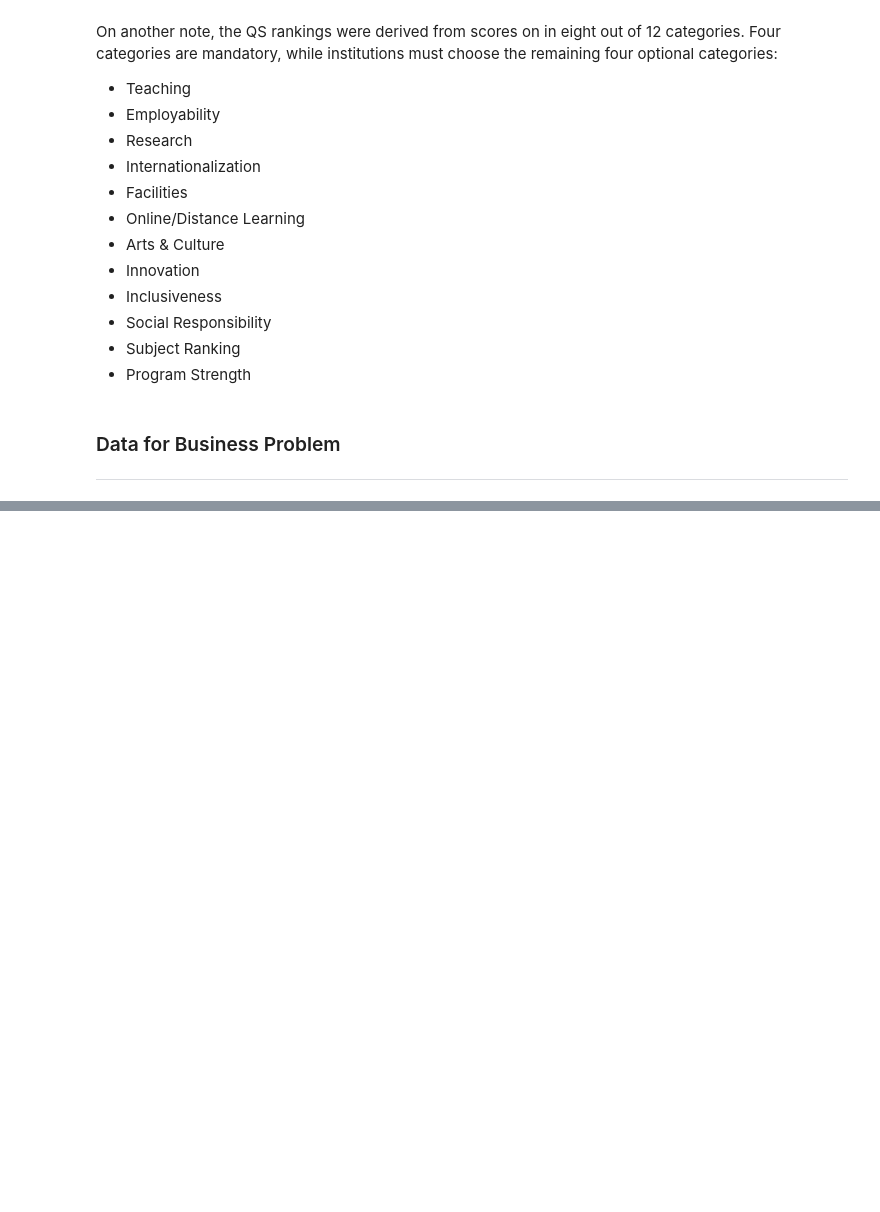
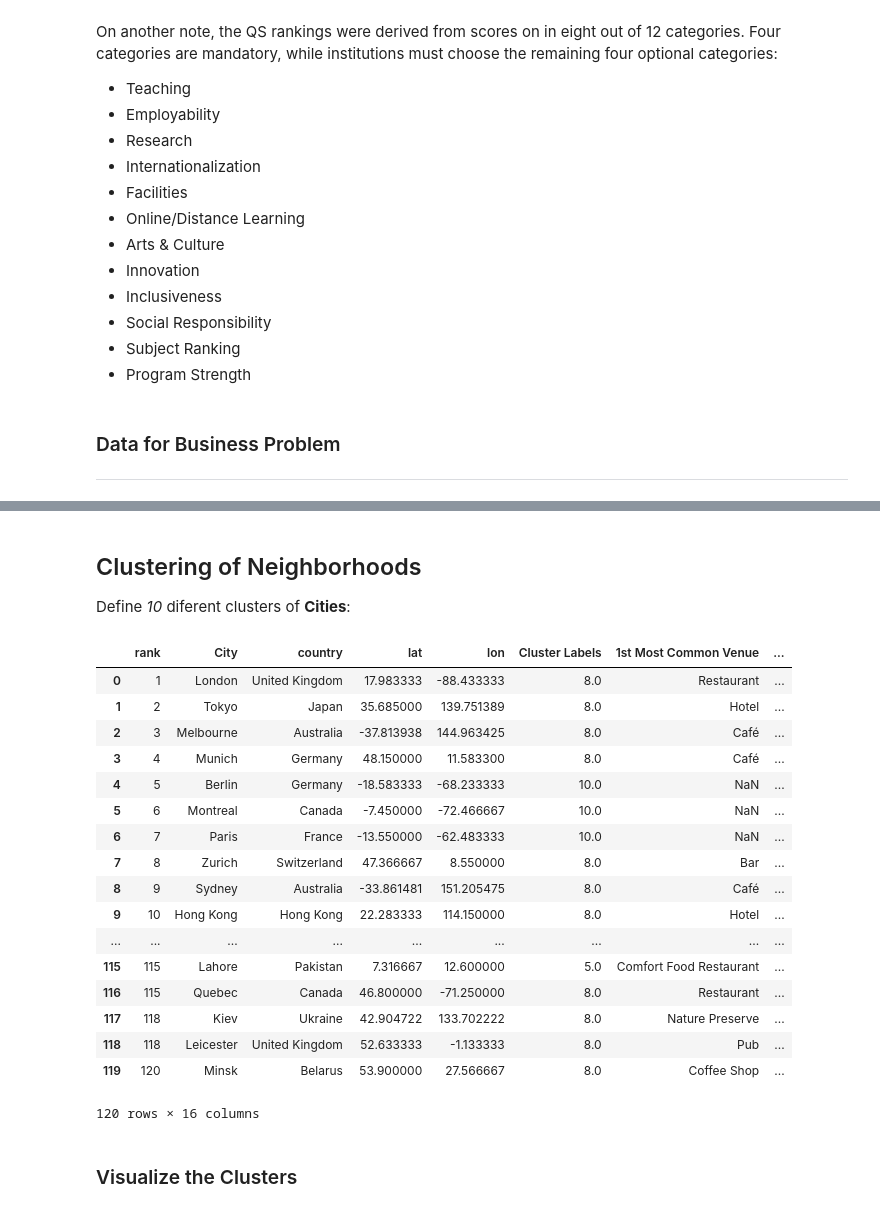
Before and after one commit to BusIAnalyst/Cities-for-University-Students, a Jupyter notebook: Cities for University Students.ipynb, the cells around one changed output, grey strips where cells are left out. Cells and saved outputs as stored; diff of their text form; code cells hidden in the pictures; blank space fills up the shorter version.

```diff
--- a/Cities for University Students.ipynb
+++ b/Cities for University Students.ipynb
@@ -74,0 +211,21 @@ https://en.wikipedia.org/wiki/QS_World_University_Rankings
+# %%
+num_top_venues = 10
+
+indicators = ['st', 'nd', 'rd']
+
+# create columns according to number of top venues
+columns = ['City']
+for ind in np.arange(num_top_venues):
+    try:
+        columns.append('{}{} Most Common Venue'.format(ind+1, indicators[ind]))
+    except:
+        columns.append('{}th Most Common Venue'.format(ind+1))
+
+# create a new dataframe
+cities_venues_sorted = pd.DataFrame(columns=columns)
+cities_venues_sorted['City'] = cities_grouped['City']
+
+for ind in np.arange(cities_grouped.shape[0]):
+    cities_venues_sorted.iloc[ind, 1:] = return_most_common_venues(cities_grouped.iloc[ind, :], num_top_venues)
+
+cities_venues_sorted.head()
@@ -74,0 +239,46 @@ https://en.wikipedia.org/wiki/QS_World_University_Rankings
+# %% [markdown]
+## Clustering of Neighborhoods
+
+Define _10_ diferent clusters of __Cities__:
+# %%
+# set number of clusters
+kclusters = 10
+
+cities_grouped_clustering = cities_grouped.drop('City', 1)
+
+# run k-means clustering
+kmeans = KMeans(n_clusters=kclusters, random_state=0).fit(cities_grouped_clustering)
+
+# add clustering labels
+cities_venues_sorted.insert(0, 'Cluster Labels', kmeans.labels_)
+
+cities_merged = qs_ranking
+cities_merged.rename(columns={'city':'City'}, inplace=True)
+
+# merge cities_grouped with qs_ranking to add latitude/longitude for each city
+cities_merged = cities_merged.join(cities_venues_sorted.set_index('City'), on='City')
+cities_merged['Cluster Labels'].fillna(10, inplace = True)
+cities_merged.round({"Cluster Labels":0})
+
+cities_merged.head(120) # check the last columns!
+# %% [output]
+|  | rank | City | country | lat | lon | Cluster Labels | 1st Most Common Venue | ... |
+| 0 | 1 | London | United Kingdom | 17.983333 | -88.433333 | 8.0 | Restaurant | ... |
+| 1 | 2 | Tokyo | Japan | 35.685000 | 139.751389 | 8.0 | Hotel | ... |
+| 2 | 3 | Melbourne | Australia | -37.813938 | 144.963425 | 8.0 | Café | ... |
+| 3 | 4 | Munich | Germany | 48.150000 | 11.583300 | 8.0 | Café | ... |
+| 4 | 5 | Berlin | Germany | -18.583333 | -68.233333 | 10.0 | NaN | ... |
+| 5 | 6 | Montreal | Canada | -7.450000 | -72.466667 | 10.0 | NaN | ... |
+| 6 | 7 | Paris | France | -13.550000 | -62.483333 | 10.0 | NaN | ... |
+| 7 | 8 | Zurich | Switzerland | 47.366667 | 8.550000 | 8.0 | Bar | ... |
+| 8 | 9 | Sydney | Australia | -33.861481 | 151.205475 | 8.0 | Café | ... |
+| 9 | 10 | Hong Kong | Hong Kong | 22.283333 | 114.150000 | 8.0 | Hotel | ... |
+| ... | ... | ... | ... | ... | ... | ... | ... | ... |
+| 115 | 115 | Lahore | Pakistan | 7.316667 | 12.600000 | 5.0 | Comfort Food Restaurant | ... |
+| 116 | 115 | Quebec | Canada | 46.800000 | -71.250000 | 8.0 | Restaurant | ... |
+| 117 | 118 | Kiev | Ukraine | 42.904722 | 133.702222 | 8.0 | Nature Preserve | ... |
+| 118 | 118 | Leicester | United Kingdom | 52.633333 | -1.133333 | 8.0 | Pub | ... |
+| 119 | 120 | Minsk | Belarus | 53.900000 | 27.566667 | 8.0 | Coffee Shop | ... |
+120 rows × 16 columns
+# %% [markdown]
+### Visualize the Clusters
```
Also changed, not shown: parts of 16 cells of this notebook.
